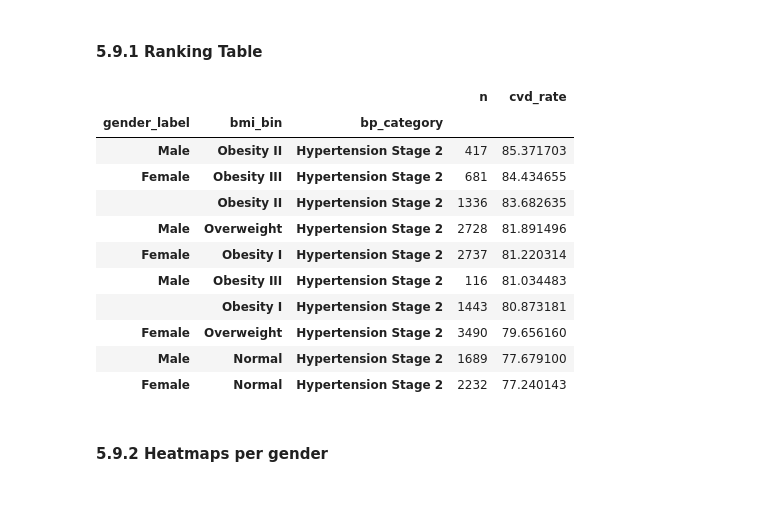
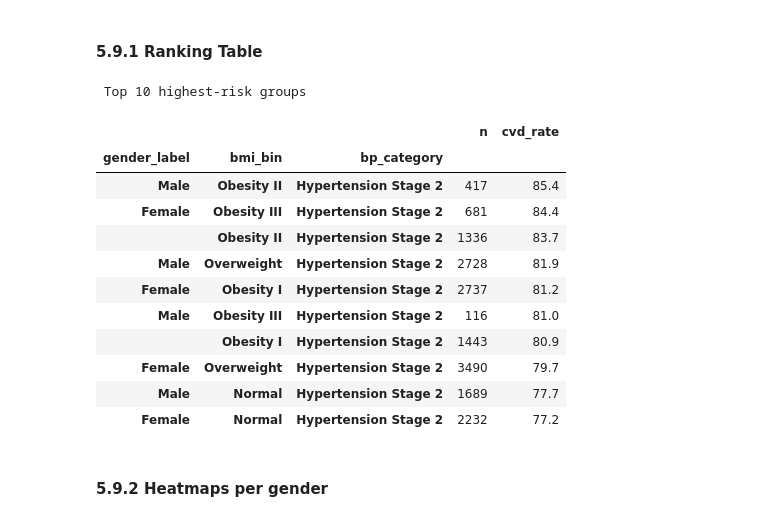
Before and after one commit to lizabguercho/DI_Final_Project_CVD, a Jupyter notebook: Final_project.ipynb, the cells around one changed output. Drawn from its saved outputs; the diff is of its cells as text; code cells hidden in the pictures.

```diff
--- a/Final_project.ipynb
+++ b/Final_project.ipynb
@@ -842,33 +800,34 @@ From the last row/column (cardio) we see:
 # %%
 # the group wih the highest risk for CVD among the dataset
 risk_table = (
     df_clean
     .groupby(["gender_label", "bmi_bin", "bp_category"],observed=True)
     .agg(
         n=("cardio", "size"),
         cvd_rate=("cardio", "mean")
     )
 )
 
-risk_table["cvd_rate"] = risk_table["cvd_rate"] * 100
+risk_table["cvd_rate"] = (risk_table["cvd_rate"] * 100).round(1)
 
 # keep only groups with enough people (> 50) to avoid tiny groups
 risk_table = risk_table.query("n >= 50")
-
+print(" Top 10 highest-risk groups")
 risk_table.sort_values("cvd_rate", ascending=False).head(10)
 # %% [output]
+ Top 10 highest-risk groups
 |  |  |  | n | cvd_rate |
 | gender_label | bmi_bin | bp_category |  |  |
-| Male | Obesity II | Hypertension Stage 2 | 417 | 85.371703 |
-| Female | Obesity III | Hypertension Stage 2 | 681 | 84.434655 |
-|  | Obesity II | Hypertension Stage 2 | 1336 | 83.682635 |
-| Male | Overweight | Hypertension Stage 2 | 2728 | 81.891496 |
-| Female | Obesity I | Hypertension Stage 2 | 2737 | 81.220314 |
-| Male | Obesity III | Hypertension Stage 2 | 116 | 81.034483 |
-|  | Obesity I | Hypertension Stage 2 | 1443 | 80.873181 |
-| Female | Overweight | Hypertension Stage 2 | 3490 | 79.656160 |
-| Male | Normal | Hypertension Stage 2 | 1689 | 77.679100 |
-| Female | Normal | Hypertension Stage 2 | 2232 | 77.240143 |
+| Male | Obesity II | Hypertension Stage 2 | 417 | 85.4 |
+| Female | Obesity III | Hypertension Stage 2 | 681 | 84.4 |
+|  | Obesity II | Hypertension Stage 2 | 1336 | 83.7 |
+| Male | Overweight | Hypertension Stage 2 | 2728 | 81.9 |
+| Female | Obesity I | Hypertension Stage 2 | 2737 | 81.2 |
+| Male | Obesity III | Hypertension Stage 2 | 116 | 81.0 |
+|  | Obesity I | Hypertension Stage 2 | 1443 | 80.9 |
+| Female | Overweight | Hypertension Stage 2 | 3490 | 79.7 |
+| Male | Normal | Hypertension Stage 2 | 1689 | 77.7 |
+| Female | Normal | Hypertension Stage 2 | 2232 | 77.2 |
 # %% [markdown]
 #### 5.9.2 Heatmaps per gender
 # %%
```
Also changed, not shown: parts of 43 cells of this notebook, 3 other files.
